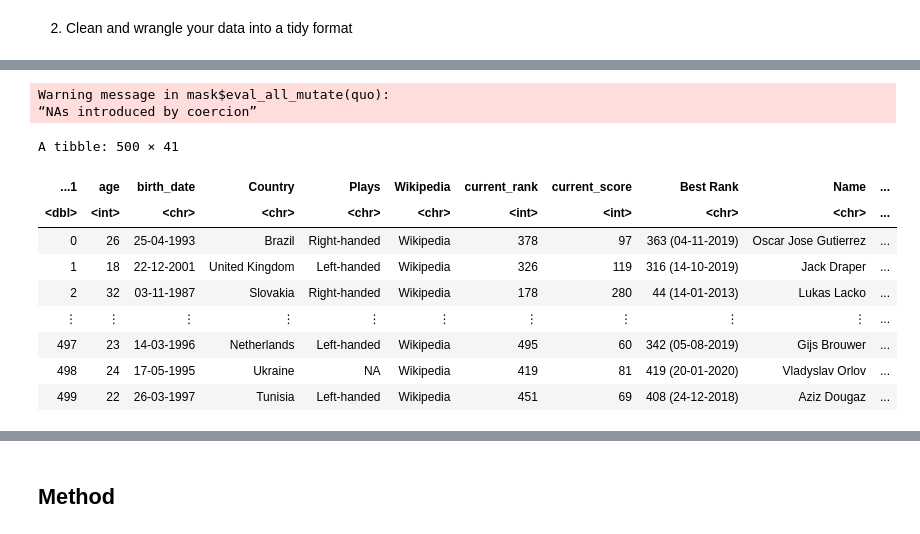
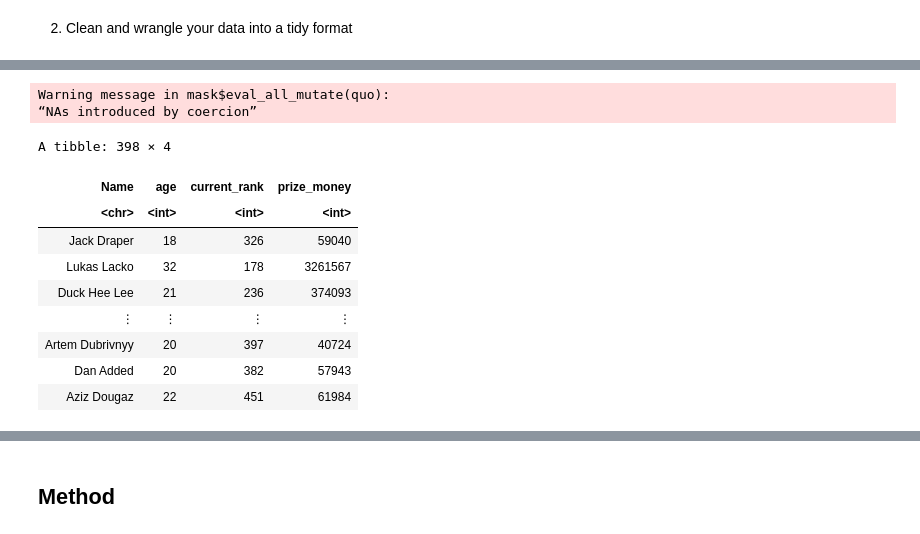
Before and after one commit to HaoyuYou/player_group_project, a Jupyter notebook: group_proposal.ipynb, the cells around one changed output, grey strips where cells are left out. Cells and saved outputs as stored; diff of their text form; code cells hidden in the pictures.

```diff
--- a/group_proposal.ipynb
+++ b/group_proposal.ipynb
@@ -73,25 +73,27 @@ A spec_tbl_df: 500 × 38
 # %%
 player_data <- player |>
                separate(col = `Age`, into = c("age","birth_date"), sep = "\\(") |>
                mutate(age = as.integer(age)) |>
                mutate(birth_date = str_remove(birth_date, "\\)")) |>
                separate(col = `Current Rank`, into = c("current_rank","current_score"), sep = "\\(") |>
                mutate(current_rank = as.integer(current_rank)) |>
                mutate(current_score = as.integer(str_remove(current_score, "\\)"))) |>
                mutate(prize_money = str_remove_all(`Prize Money`, "[A-Za-z$, ]")) |>
-               mutate(prize_money = as.integer(prize_money))
+               mutate(prize_money = as.integer(prize_money)) |>
+               select(Name, age, current_rank, prize_money)|>
+               na.omit()
 player_data
 # %% [output]
 Warning message in mask$eval_all_mutate(quo):
 “NAs introduced by coercion”
-A tibble: 500 × 41
+A tibble: 398 × 4
-| ...1 | age | birth_date | Country | Plays | Wikipedia | current_rank | current_score | Best Rank | Name | ... |
-| <dbl> | <int> | <chr> | <chr> | <chr> | <chr> | <int> | <int> | <chr> | <chr> | ... |
-| 0 | 26 | 25-04-1993 | Brazil | Right-handed | Wikipedia | 378 | 97 | 363 (04-11-2019) | Oscar Jose Gutierrez | ... |
-| 1 | 18 | 22-12-2001 | United Kingdom | Left-handed | Wikipedia | 326 | 119 | 316 (14-10-2019) | Jack Draper | ... |
-| 2 | 32 | 03-11-1987 | Slovakia | Right-handed | Wikipedia | 178 | 280 | 44 (14-01-2013) | Lukas Lacko | ... |
-| ⋮ | ⋮ | ⋮ | ⋮ | ⋮ | ⋮ | ⋮ | ⋮ | ⋮ | ⋮ | ... |
-| 497 | 23 | 14-03-1996 | Netherlands | Left-handed | Wikipedia | 495 | 60 | 342 (05-08-2019) | Gijs Brouwer | ... |
-| 498 | 24 | 17-05-1995 | Ukraine | NA | Wikipedia | 419 | 81 | 419 (20-01-2020) | Vladyslav Orlov | ... |
-| 499 | 22 | 26-03-1997 | Tunisia | Left-handed | Wikipedia | 451 | 69 | 408 (24-12-2018) | Aziz Dougaz | ... |
+| Name | age | current_rank | prize_money |
+| <chr> | <int> | <int> | <int> |
+| Jack Draper | 18 | 326 | 59040 |
+| Lukas Lacko | 32 | 178 | 3261567 |
+| Duck Hee Lee | 21 | 236 | 374093 |
+| ⋮ | ⋮ | ⋮ | ⋮ |
+| Artem Dubrivnyy | 20 | 397 | 40724 |
+| Dan Added | 20 | 382 | 57943 |
+| Aziz Dougaz | 22 | 451 | 61984 |
 # %%
```
Also changed, not shown: parts of 8 cells of this notebook.
